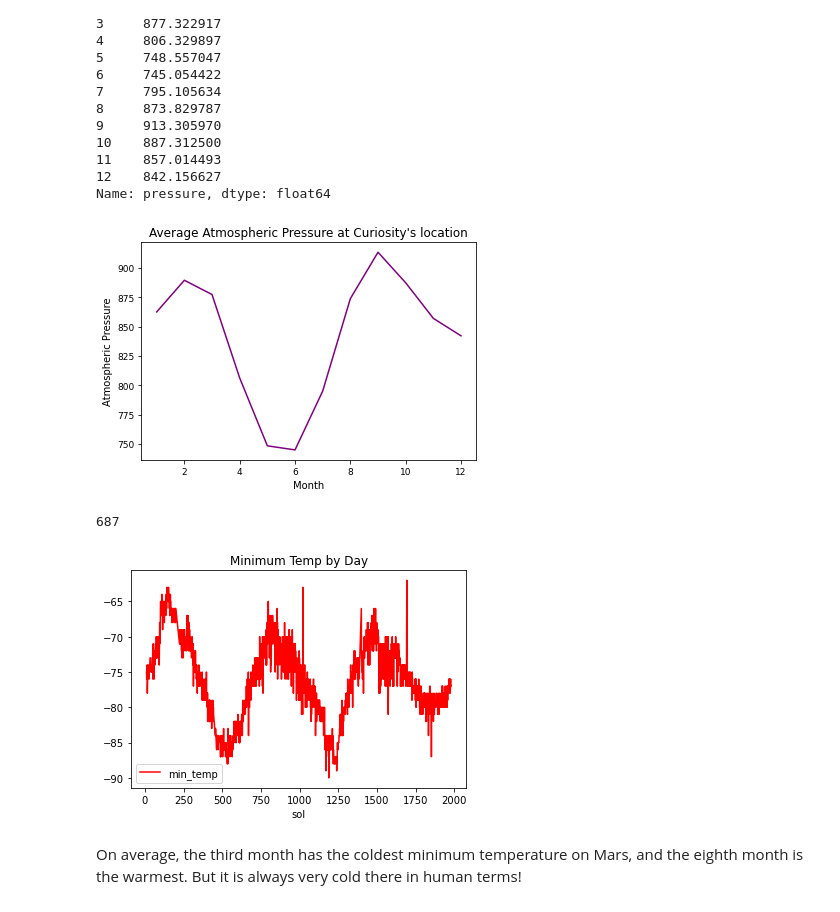
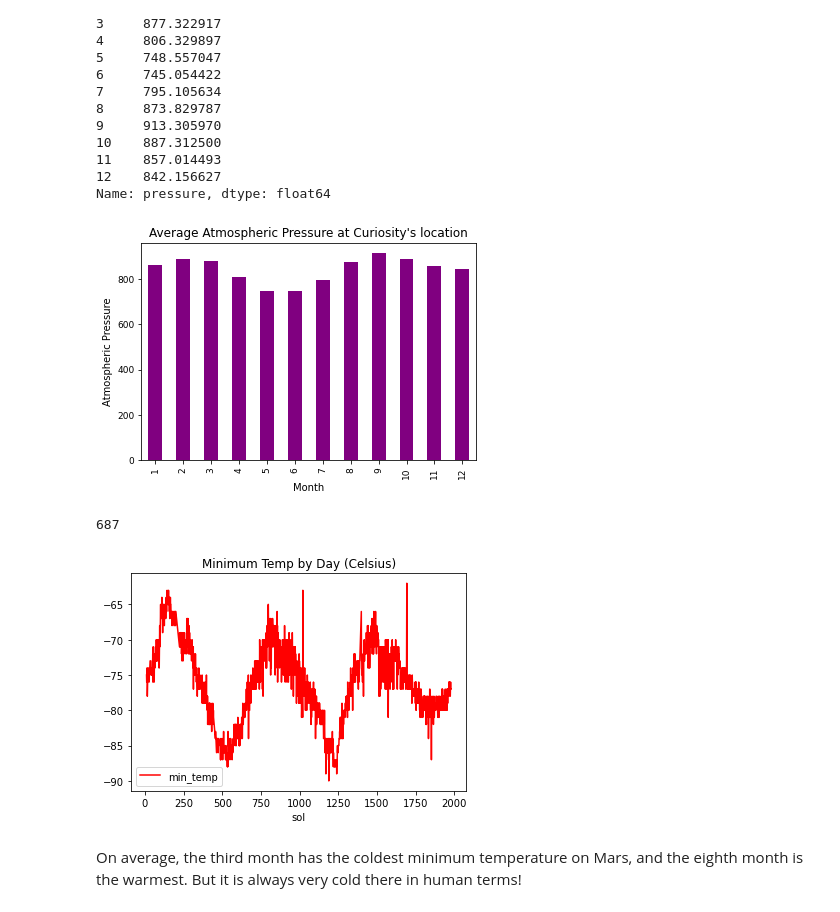
Before and after one commit to SheTroxel/Mars_Webscraping_Challenge, a Jupyter notebook: part_2_mars_weather.ipynb, the cells around one changed output. Drawn from its saved outputs; the diff is of its cells as text; code cells hidden in the pictures.

Commit message:
updated charts from line to bar. Verified that all code worked

```diff
--- a/part_2_mars_weather.ipynb
+++ b/part_2_mars_weather.ipynb
@@ -260,13 +260,13 @@ Name: pressure, dtype: float64
 # %%
 # Plot the average pressure by month
 avg_pressure = pd.Series(average_pressure_by_month)
-avg_pressure.plot(x= "month", kind= "line", fontsize= 9, title ="Average Atmospheric Pressure at Curiosity's location", color = "purple")
+avg_pressure.plot(x= "month", kind= "bar", fontsize= 9, title ="Average Atmospheric Pressure at Curiosity's location", color = "purple")
 plt.ylabel("Atmospheric Pressure")
 plt.xlabel("Month")
 plt.savefig('avg_pressure.png')
 plt.show()
 # %% [output]
-[figure, old version]
+[figure, new version]
 # %%
 # 5. How many terrestrial (earth) days are there in a Martian year?
 
@@ -280,13 +280,10 @@ print(delta.days)
 687
 # %%
 # Plot the min temp by day (sol)
-plt=mars_temp_data_df.plot(y= "min_temp", x= "sol", kind="line", color = 'red', title = "Minimum Temp by Day")
-#plt.ylabel()
-#plt.xlabel("Day")
-#plt.savefig('min_daily_temp.png')
-#plt.show()
+fig = mars_temp_data_df.plot(x= "sol", y= "min_temp",kind="line", color = 'red', title = "Minimum Temp by Day (Celsius)")
+fig.figure.savefig('daily_temps.png')
 # %% [output]
-[figure, old version]
+[figure, new version]
 # %% [markdown]
 On average, the third month has the coldest minimum temperature on Mars, and the eighth month is the warmest. But it is always very cold there in human terms!
 # %% [markdown]
```
Also changed, not shown: parts of 1 cell of this notebook, 4 other files.
